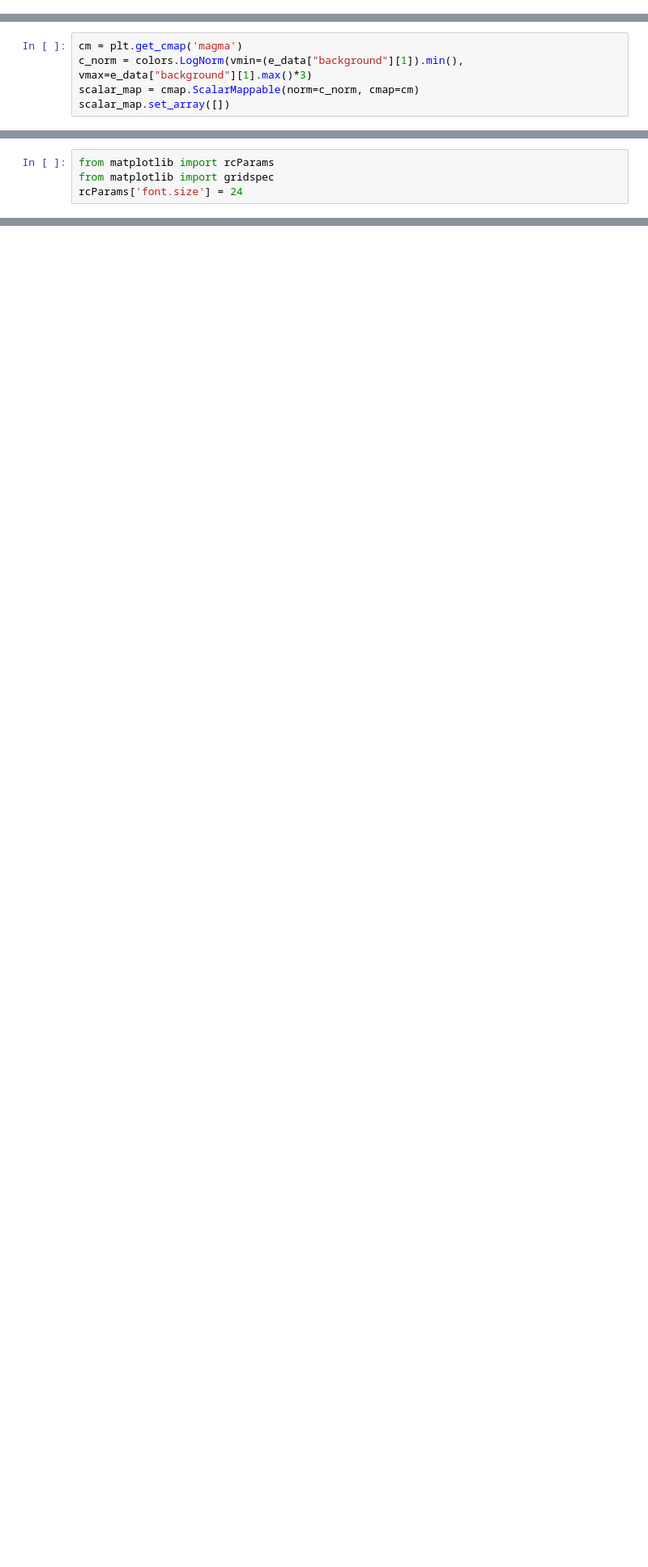
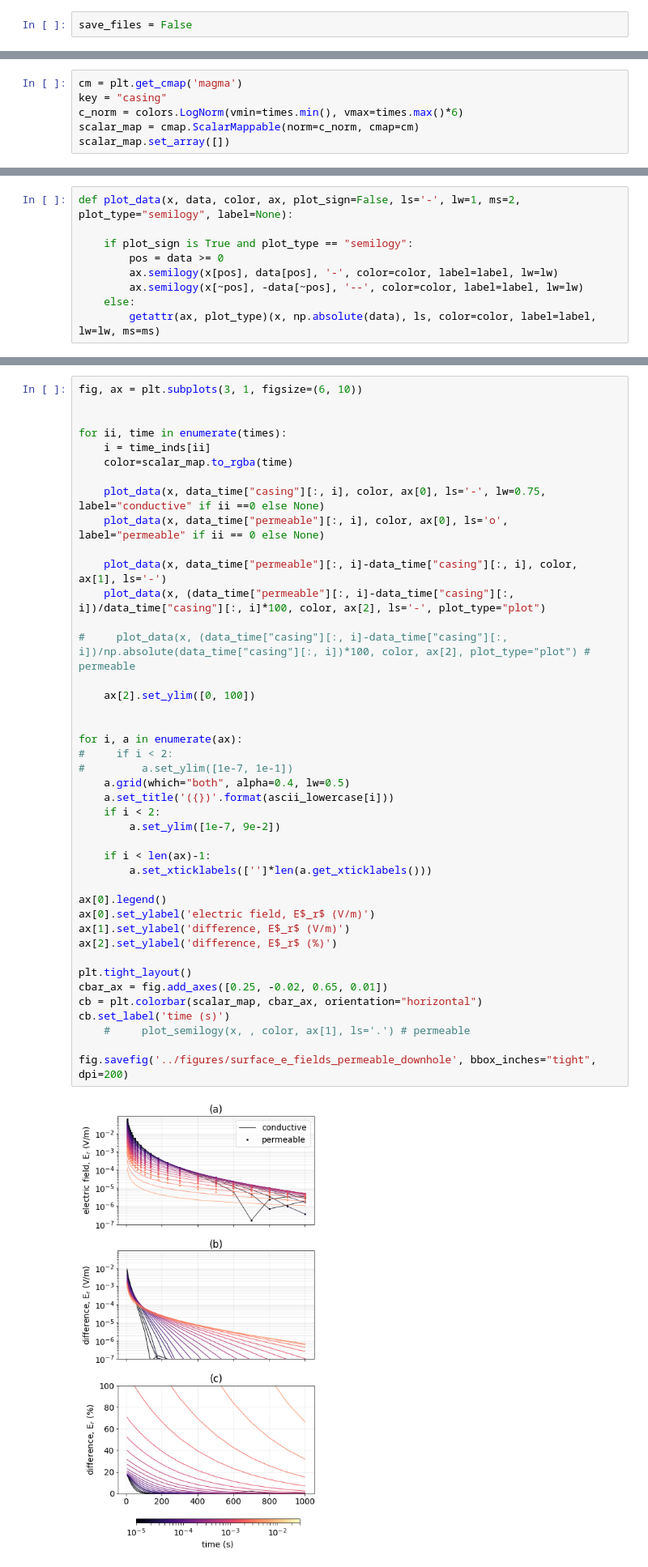
Before and after one commit to simpeg-research/heagy-2018-em-casing, a Jupyter notebook: notebooks/TDEM_current_plots.ipynb, the cells around one changed output, grey strips where cells are left out. Shown at 81% size. Saved outputs shown, nothing was run; the diff lists cells and outputs as text; blank space fills up the shorter version.

```diff
--- a/notebooks/TDEM_current_plots.ipynb
+++ b/notebooks/TDEM_current_plots.ipynb
@@ -301,6 +308,8 @@ for a, src in zip(ax, sources):
 [figure]
 # %% [markdown]
 ## Simulation
+# %%
+save_files = False
 # %%
 model_dict
 # %% [output]
@@ -539,5 +592,6 @@ from matplotlib import cm as cmap
 # %%
 cm = plt.get_cmap('magma')
-c_norm = colors.LogNorm(vmin=(e_data["background"][1]).min(), vmax=e_data["background"][1].max()*3)
+key = "casing"
+c_norm = colors.LogNorm(vmin=times.min(), vmax=times.max()*6)
 scalar_map = cmap.ScalarMappable(norm=c_norm, cmap=cm)
 scalar_map.set_array([])
@@ -718,4 +626,0 @@ else:
-# %%
-from matplotlib import rcParams
-from matplotlib import gridspec
-rcParams['font.size'] = 24
@@ -833,0 +627,9 @@ fig.savefig('../arxiv-figures/tdem_currents', bbox_inches='tight', dpi=150)
+# %%
+def plot_data(x, data, color, ax, plot_sign=False, ls='-', lw=1, ms=2, plot_type="semilogy", label=None):
+
+    if plot_sign is True and plot_type == "semilogy":
+        pos = data >= 0
+        ax.semilogy(x[pos], data[pos], '-', color=color, label=label, lw=lw)
+        ax.semilogy(x[~pos], -data[~pos], '--', color=color, label=label, lw=lw)
+    else:
+        getattr(ax, plot_type)(x, np.absolute(data), ls, color=color, label=label, lw=lw, ms=ms)
@@ -833,0 +687,44 @@ fig.savefig('../arxiv-figures/tdem_currents', bbox_inches='tight', dpi=150)
+# %%
+fig, ax = plt.subplots(3, 1, figsize=(6, 10))
+
+
+for ii, time in enumerate(times):
+    i = time_inds[ii]
+    color=scalar_map.to_rgba(time)
+
+    plot_data(x, data_time["casing"][:, i], color, ax[0], ls='-', lw=0.75, label="conductive" if ii ==0 else None)
+    plot_data(x, data_time["permeable"][:, i], color, ax[0], ls='o', label="permeable" if ii == 0 else None)
+
+    plot_data(x, data_time["permeable"][:, i]-data_time["casing"][:, i], color, ax[1], ls='-')
+    plot_data(x, (data_time["permeable"][:, i]-data_time["casing"][:, i])/data_time["casing"][:, i]*100, color, ax[2], ls='-', plot_type="plot")
+
+#     plot_data(x, (data_time["casing"][:, i]-data_time["casing"][:, i])/np.absolute(data_time["casing"][:, i])*100, color, ax[2], plot_type="plot") # permeable
+
+    ax[2].set_ylim([0, 100])
+
+
+for i, a in enumerate(ax):
+#     if i < 2:
+#         a.set_ylim([1e-7, 1e-1])
+    a.grid(which="both", alpha=0.4, lw=0.5)
+    a.set_title('({})'.format(ascii_lowercase[i]))
+    if i < 2:
+        a.set_ylim([1e-7, 9e-2])
+
+    if i < len(ax)-1:
+        a.set_xticklabels(['']*len(a.get_xticklabels()))
+
+ax[0].legend()
+ax[0].set_ylabel('electric field, E$_r$ (V/m)')
+ax[1].set_ylabel('difference, E$_r$ (V/m)')
+ax[2].set_ylabel('difference, E$_r$ (%)')
+
+plt.tight_layout()
+cbar_ax = fig.add_axes([0.25, -0.02, 0.65, 0.01])
+cb = plt.colorbar(scalar_map, cbar_ax, orientation="horizontal")
+cb.set_label('time (s)')
+    #     plot_semilogy(x, , color, ax[1], ls='.') # permeable
+
+fig.savefig('../figures/surface_e_fields_permeable_downhole', bbox_inches="tight", dpi=200)
+# %% [output]
+[figure, added]
```
Also changed, not shown: parts of 80 cells of this notebook, 19 other files.
